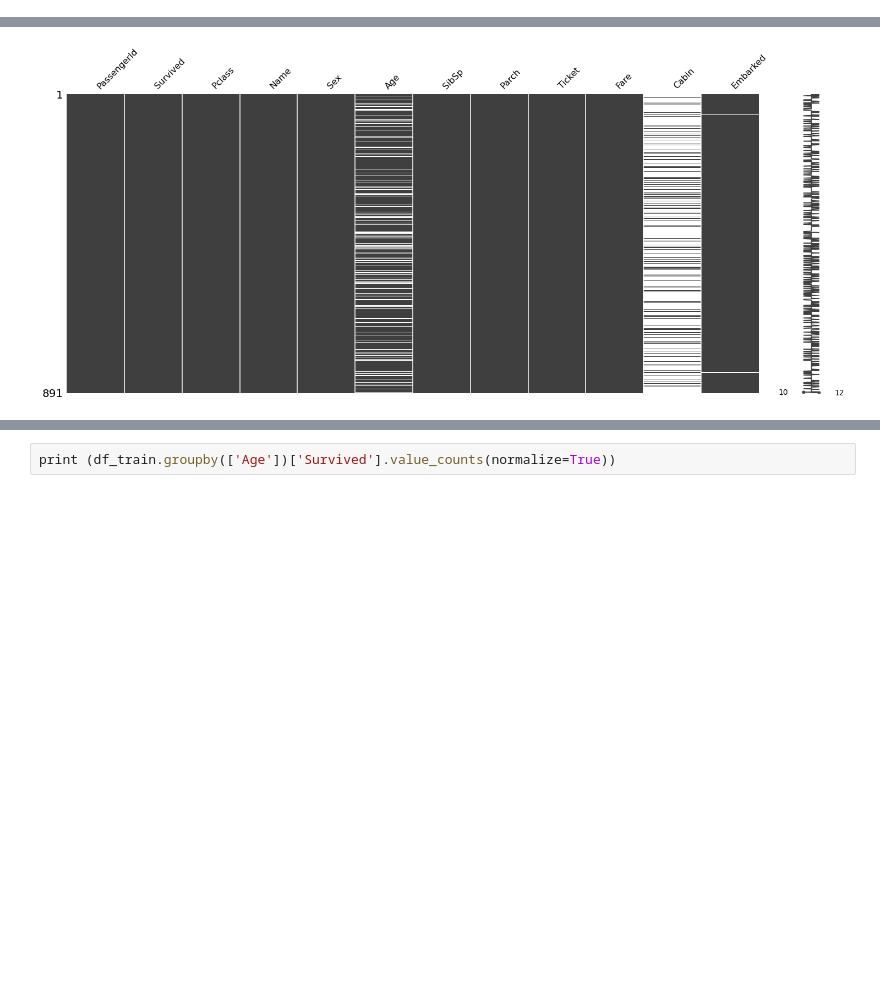
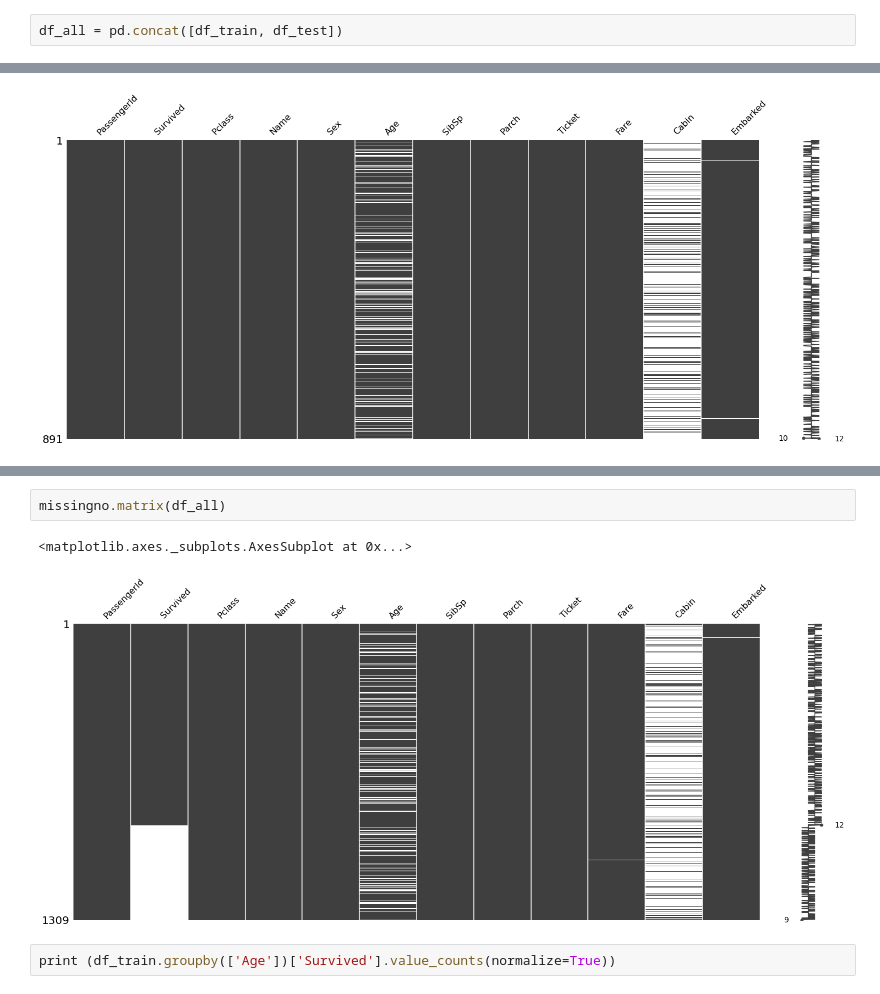
Before and after one commit to marcinszulczyk/kaggle_titanic_solution, a Jupyter notebook: kaggle_titanic_solution.ipynb, the cells around one changed output, grey strips where cells are left out. Saved outputs shown, nothing was run; the diff lists cells and outputs as text; blank space fills up the shorter version.

```diff
--- a/kaggle_titanic_solution.ipynb
+++ b/kaggle_titanic_solution.ipynb
@@ -67,3 +69,5 @@ df_test = pd.read_csv("https://raw.githubusercontent.com/marcinszulczyk/kaggle_t
+# %%
+df_all = pd.concat([df_train, df_test])
 # %% [markdown]
 ## Podstawowe informacje o danych
 # %% [markdown]
@@ -236,3 +286,8 @@ Jeżeli wystąpią duże korelacje to są to kolumny do uzupełnienia.
+# %%
+missingno.matrix(df_all)
+# %% [output]
+<matplotlib.axes._subplots.AxesSubplot at 0x...>
+[figure, added]
 # %%
 print (df_train.groupby(['Age'])['Survived'].value_counts(normalize=True))
 # %% [output]
```
Also changed, not shown: parts of 38 cells of this notebook.
